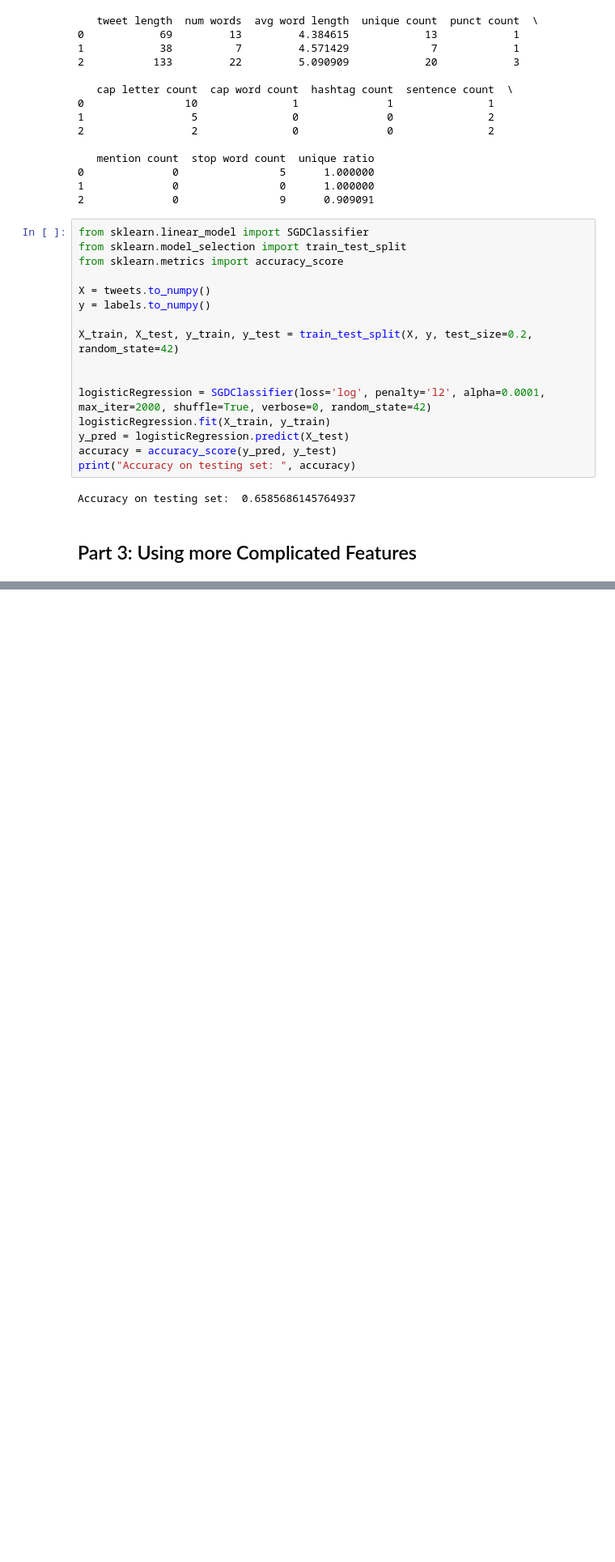
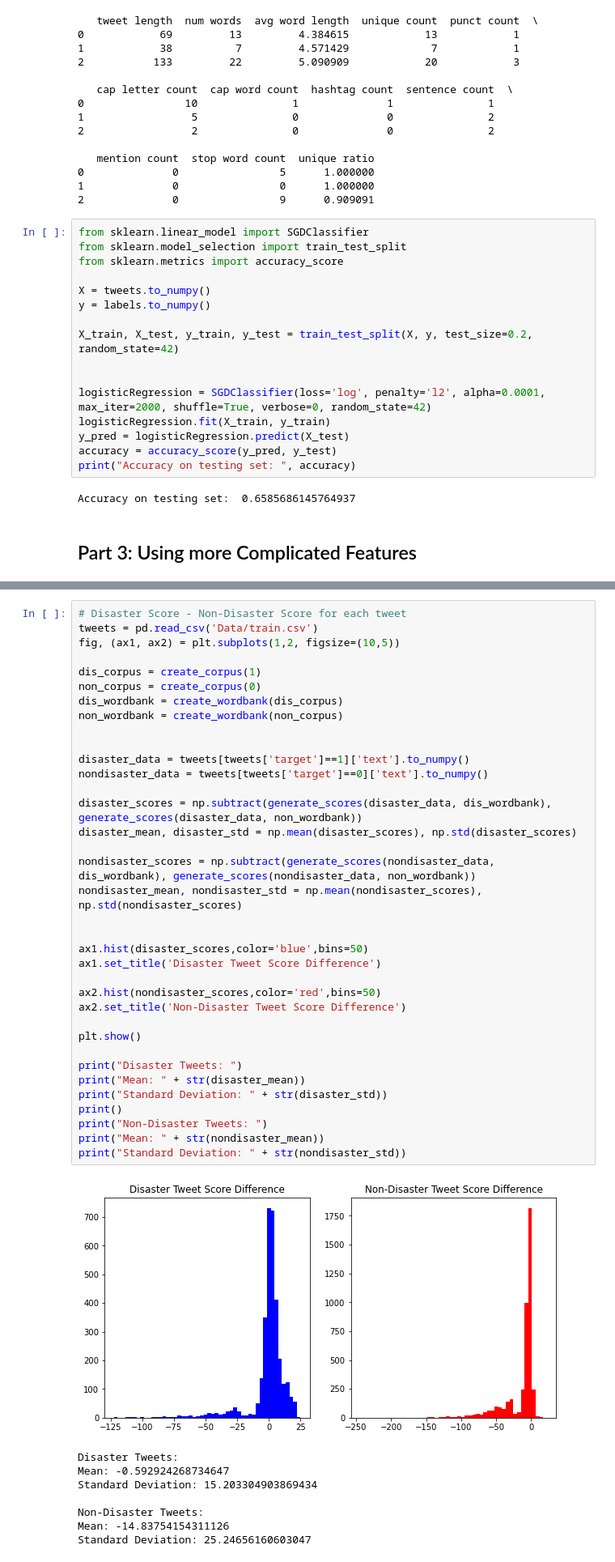
Before and after one commit to mayank-mishra-1/IdentifyingDisasterTweets, a Jupyter notebook: Data Analysis.ipynb, the cells around one changed output, grey strips where cells are left out. Shown: that part at 81% size. Cells and saved outputs as stored; diff of their text form; blank space fills up the shorter version.

```diff
--- a/Data Analysis.ipynb
+++ b/Data Analysis.ipynb
@@ -627,3 +631,48 @@ Standard Deviation: 34.45508970246113
+# %%
+# Disaster Score - Non-Disaster Score for each tweet
+tweets = pd.read_csv('Data/train.csv')
+fig, (ax1, ax2) = plt.subplots(1,2, figsize=(10,5))
+
+dis_corpus = create_corpus(1)
+non_corpus = create_corpus(0)
+dis_wordbank = create_wordbank(dis_corpus)
+non_wordbank = create_wordbank(non_corpus)
+
+
+disaster_data = tweets[tweets['target']==1]['text'].to_numpy()
+nondisaster_data = tweets[tweets['target']==0]['text'].to_numpy()
+
+disaster_scores = np.subtract(generate_scores(disaster_data, dis_wordbank), generate_scores(disaster_data, non_wordbank))
+disaster_mean, disaster_std = np.mean(disaster_scores), np.std(disaster_scores)
+
+nondisaster_scores = np.subtract(generate_scores(nondisaster_data, dis_wordbank), generate_scores(nondisaster_data, non_wordbank))
+nondisaster_mean, nondisaster_std = np.mean(nondisaster_scores), np.std(nondisaster_scores)
+
+
+ax1.hist(disaster_scores,color='blue',bins=50)
+ax1.set_title('Disaster Tweet Score Difference')
+
+ax2.hist(nondisaster_scores,color='red',bins=50)
+ax2.set_title('Non-Disaster Tweet Score Difference')
+
+plt.show()
+
+print("Disaster Tweets: ")
+print("Mean: " + str(disaster_mean))
+print("Standard Deviation: " + str(disaster_std))
+print()
+print("Non-Disaster Tweets: ")
+print("Mean: " + str(nondisaster_mean))
+print("Standard Deviation: " + str(nondisaster_std))
+# %% [output]
+[figure, added]
+Disaster Tweets:
+Mean: -0.592924268734647
+Standard Deviation: 15.203304903869434
+
+Non-Disaster Tweets:
+Mean: -14.83754154311126
+Standard Deviation: 25.24656160603047
 # %%
 tweets = pd.read_csv('Data/train.csv')
 labels = tweets['target']
```
Also changed, not shown: parts of 5 cells of this notebook.
